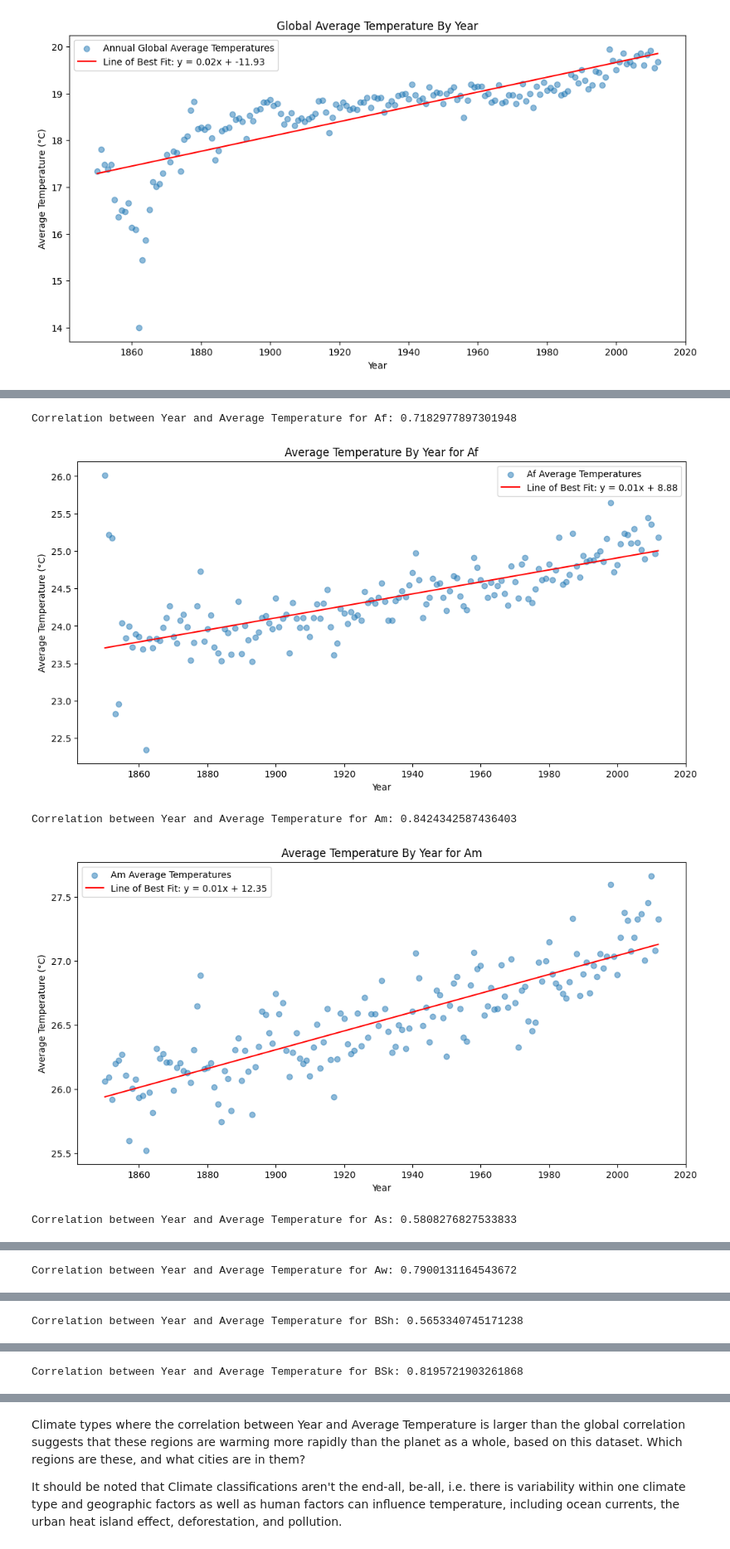
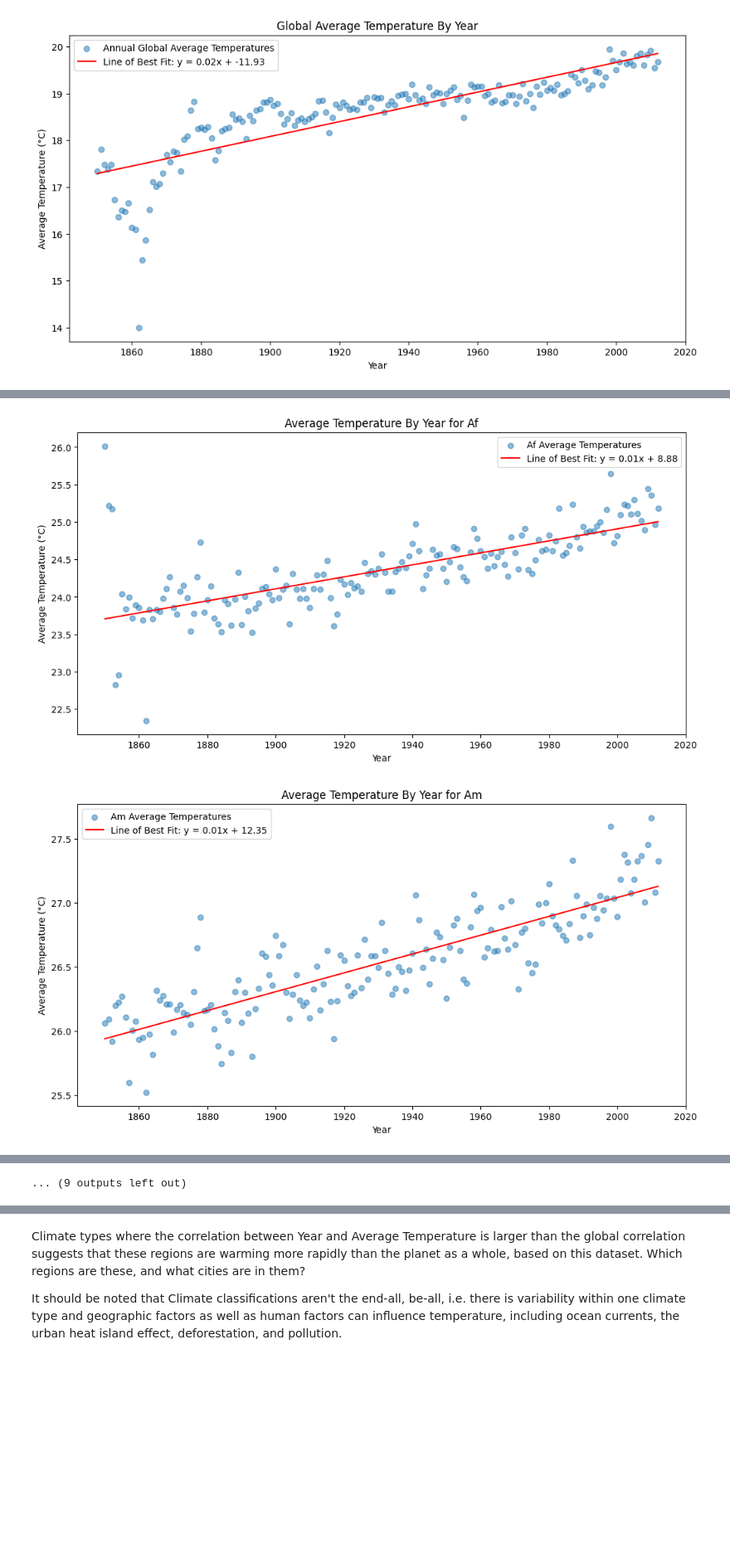
Before and after one commit to jacobRidenour/Temperature-Patterns, a Jupyter notebook: Analysis.ipynb, the cells around one changed output, grey strips where cells are left out. Shown at 83% size. Cells and saved outputs as stored; diff of their text form; code cells hidden in the pictures; blank space fills up the shorter version.

```diff
--- a/Analysis.ipynb
+++ b/Analysis.ipynb
@@ -617,30 +712,36 @@ Correlation between Year and Average Temperature for South America: 0.5812048436
 # %%
-# Aggregate temperatures by continent and year, then calculate mean
-#df_kcc_year_avg_temp = df_no_missing_updated.groupby(['kcc', 'Year'])['AverageTemperature'].mean().reset_index()
+kcc_correlations = {}
 
 # Calculate correlation and plot for each continent
 for climate in df_kcc_year_avg_temp_consistent['kcc'].unique():
     # Filter the DataFrame for the current continent
     df_kcc = df_kcc_year_avg_temp_consistent[df_kcc_year_avg_temp_consistent['kcc'] == climate]
 
     # Perform the correlation calculation
     kcc_correlation = df_kcc['Year'].astype(float).corr(df_kcc['AverageTemperature'].astype(float))
-    print(f"Correlation between Year and Average Temperature for {climate}: {kcc_correlation}")
+    #print(f"Correlation between Year and Average Temperature for {climate}: {kcc_correlation}")
+    kcc_correlations[climate] = kcc_correlation
 
     # Get the years and average temperatures for plotting
     years = df_kcc['Year'].astype(float)
     avg_temps = df_kcc['AverageTemperature'].astype(float)
 
     # Calculate the line of best fit
     m, b = np.polyfit(years, avg_temps, 1)
 
     # Plot
     plt.figure(figsize=(12, 6))
     plt.scatter(years, avg_temps, alpha=0.5, label=f'{climate} Average Temperatures')
     plt.plot(years, m*years + b, color='red', label=f'Line of Best Fit: y = {m:.2f}x + {b:.2f}')
     plt.title(f'Average Temperature By Year for {climate}')
     plt.xlabel('Year')
     plt.ylabel('Average Temperature (°C)')
     plt.legend()
     plt.show()
+
+
+for climate, correlation in kcc_correlations.items():
+    print(f'Correlation between Year and Average Temperature for {climate}: {correlation}')
 # %% [output]
+[figure]
+[figure]
@@ -647,5 +758 @@ for climate in df_kcc_year_avg_temp_consistent['kcc'].unique():
-Correlation between Year and Average Temperature for Af: 0.7182977897301948
+... (9 outputs left out)
-[figure]
-Correlation between Year and Average Temperature for Am: 0.8424342587436403
-[figure]
-Correlation between Year and Average Temperature for As: 0.5808276827533833
@@ -653 +758,0 @@ Correlation between Year and Average Temperature for As: 0.5808276827533833
-Correlation between Year and Average Temperature for Aw: 0.7900131164543672
@@ -655 +758,0 @@ Correlation between Year and Average Temperature for Aw: 0.7900131164543672
-Correlation between Year and Average Temperature for BSh: 0.5653340745171238
@@ -657 +758,0 @@ Correlation between Year and Average Temperature for BSh: 0.5653340745171238
-Correlation between Year and Average Temperature for BSk: 0.8195721903261868
```
Also changed, not shown: parts of 25 cells of this notebook.
